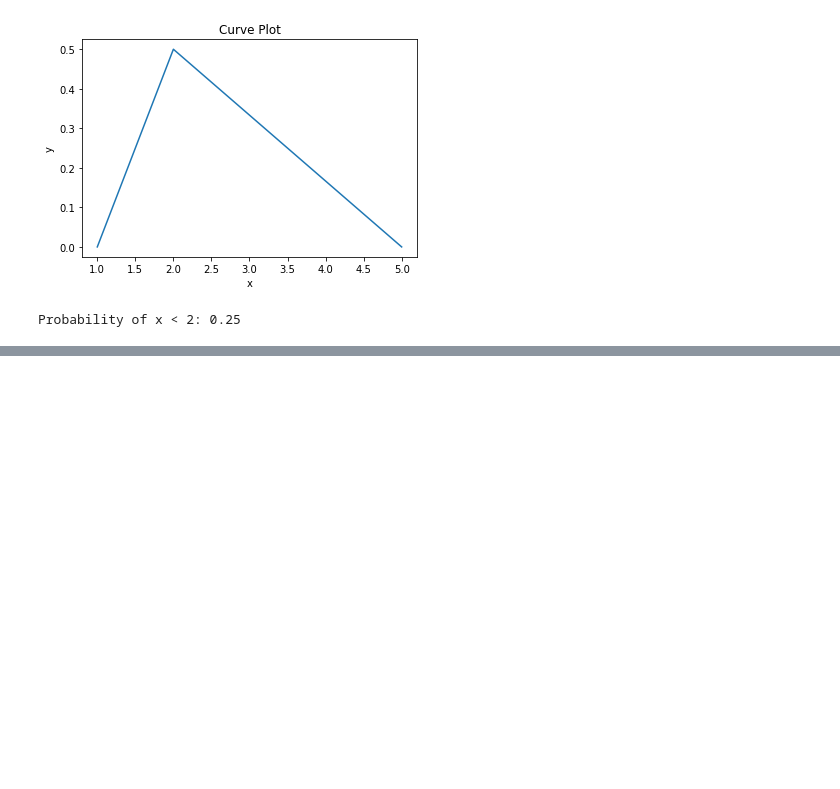
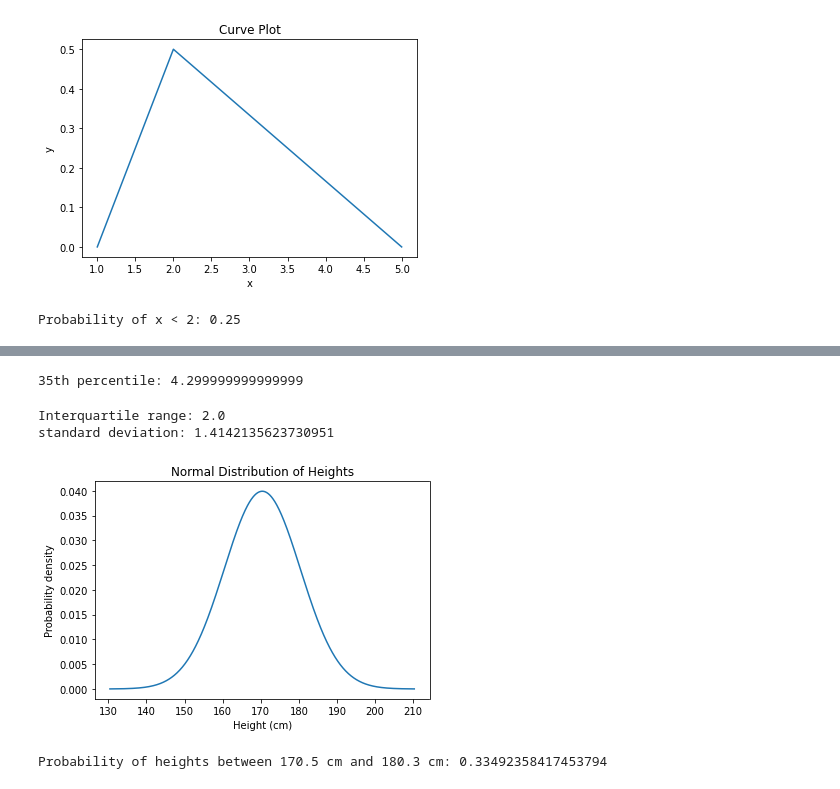
Before and after one commit to Emily20222022/blog_analytic_master, a Jupyter notebook: DS_analysis_stats_&_probability.ipynb, the cells around one changed output, grey strips where cells are left out. Drawn from its saved outputs; the diff is of its cells as text; code cells hidden in the pictures; blank space fills up the shorter version.

```diff
--- a/DS_analysis_stats_&_probability.ipynb
+++ b/DS_analysis_stats_&_probability.ipynb
@@ -180,0 +320,74 @@ Probability of x < 2: 0.25
+# %%
+import numpy as np
+
+# Define a list of numbers
+numbers = [4,2,0,16,35,30,7]
+
+# Calculate the 35th percentile
+percentile_35 = np.percentile(numbers, 35)
+
+# Print the result
+print("35th percentile:", percentile_35)
+# %% [output]
+35th percentile: 4.299999999999999
+# %%
+import numpy as np
+
+# Define a list of numbers
+numbers = [7,8,9,10,11]
+
+# Calculate the IQR
+q1 = np.percentile(numbers, 25)
+q3 = np.percentile(numbers, 75)
+iqr = q3 - q1
+
+std = np.std(numbers)
+
+
+# Print the result
+print("Interquartile range:", iqr)
+print("standard deviation:", std)
+# %% [output]
+Interquartile range: 2.0
+standard deviation: 1.4142135623730951
+# %%
+import numpy as np
+import matplotlib.pyplot as plt
+from scipy.stats import norm
+
+# Set the mean and standard deviation
+mu = 170.4
+sigma = 10
+
+# Generate a range of x values for the graph
+x = np.arange(mu - 4*sigma, mu + 4*sigma, 0.1)
+
+# Calculate the y values for the normal distribution
+y = norm.pdf(x, mu, sigma)
+
+# Create a plot of the normal distribution
+plt.plot(x, y)
+
+# Label the x and y axes
+plt.xlabel('Height (cm)')
+plt.ylabel('Probability density')
+
+# Add a title to the plot
+plt.title('Normal Distribution of Heights')
+
+# Display the plot
+plt.show()
+
+
+# Calculate the CDF values for the lower and upper bounds
+cdf_lower = norm.cdf(170.5, mu, sigma)
+cdf_upper = norm.cdf(180.3, mu, sigma)
+
+# Calculate the probability of heights between the lower and upper bounds
+prob = cdf_upper - cdf_lower
+
+# Print the probability
+print('Probability of heights between 170.5 cm and 180.3 cm:', prob)
+# %% [output]
+[figure, added]
+Probability of heights between 170.5 cm and 180.3 cm: 0.33492358417453794
```
Also changed, not shown: parts of 20 cells of this notebook.
